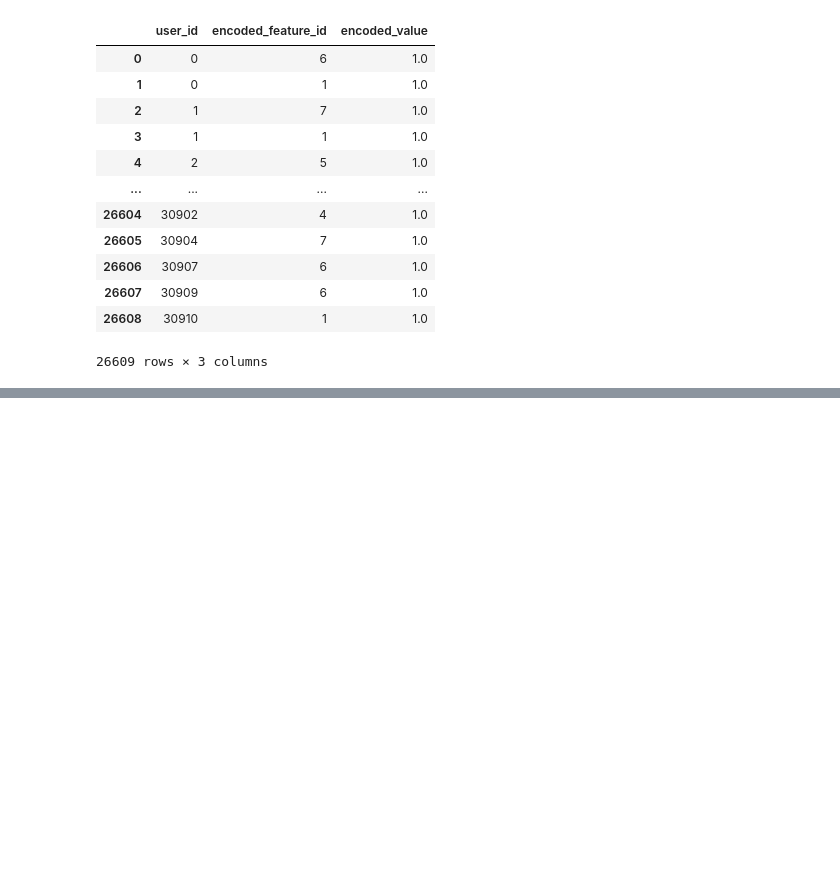
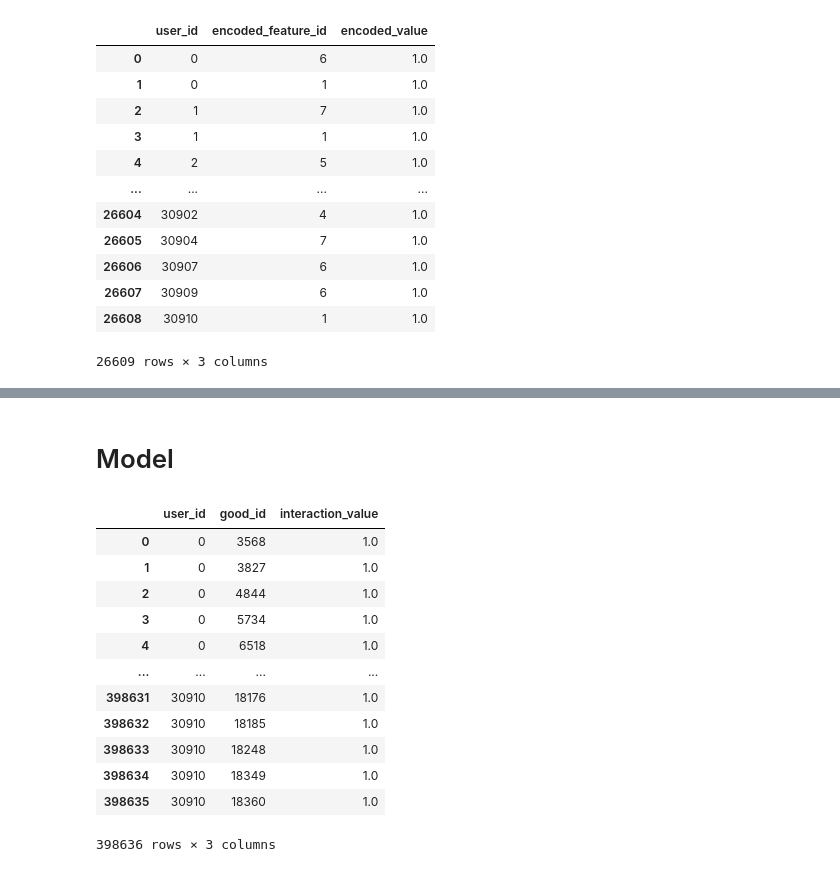
Before and after one commit to VitalyPetrov/goods-recommendations, a Jupyter notebook: goods-recsys.ipynb, the cells around one changed output, grey strips where cells are left out. Saved outputs shown, nothing was run; the diff lists cells and outputs as text; code cells hidden in the pictures; blank space fills up the shorter version.

Commit message:
start developing model prototype + migrate to venv

```diff
--- a/goods-recsys.ipynb
+++ b/goods-recsys.ipynb
@@ -311,0 +313,18 @@ cosine(user_attributes.loc[1], user_attributes.loc[0])
+# %% [markdown]
+# Model
+# %%
+user_good_history
+# %% [output]
+|  | user_id | good_id | interaction_value |
+| 0 | 0 | 3568 | 1.0 |
+| 1 | 0 | 3827 | 1.0 |
+| 2 | 0 | 4844 | 1.0 |
+| 3 | 0 | 5734 | 1.0 |
+| 4 | 0 | 6518 | 1.0 |
+| ... | ... | ... | ... |
+| 398631 | 30910 | 18176 | 1.0 |
+| 398632 | 30910 | 18185 | 1.0 |
+| 398633 | 30910 | 18248 | 1.0 |
+| 398634 | 30910 | 18349 | 1.0 |
+| 398635 | 30910 | 18360 | 1.0 |
+398636 rows × 3 columns
```
Also changed, not shown: parts of 6 cells of this notebook, 2 other files.
